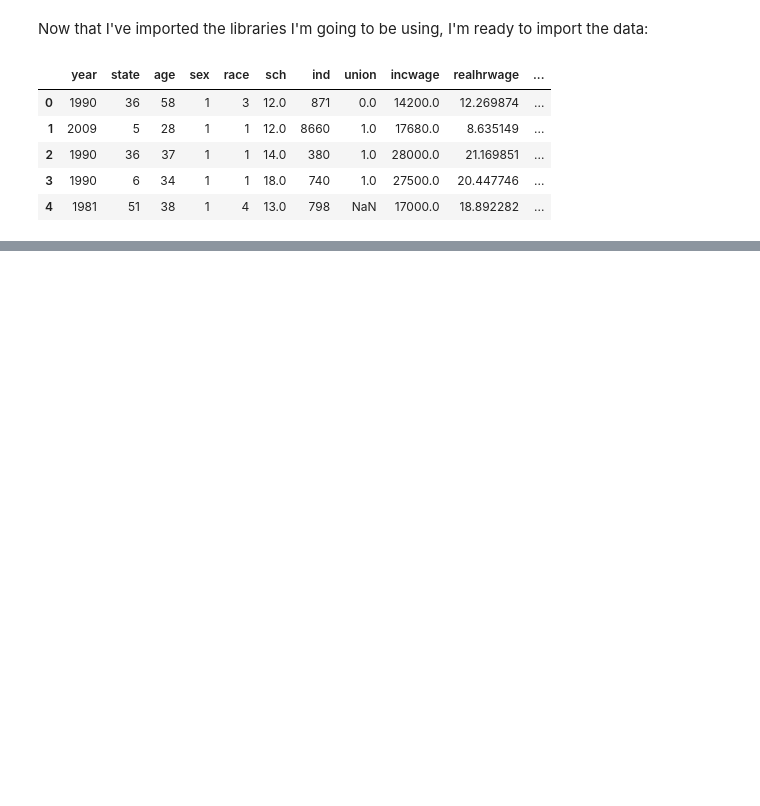
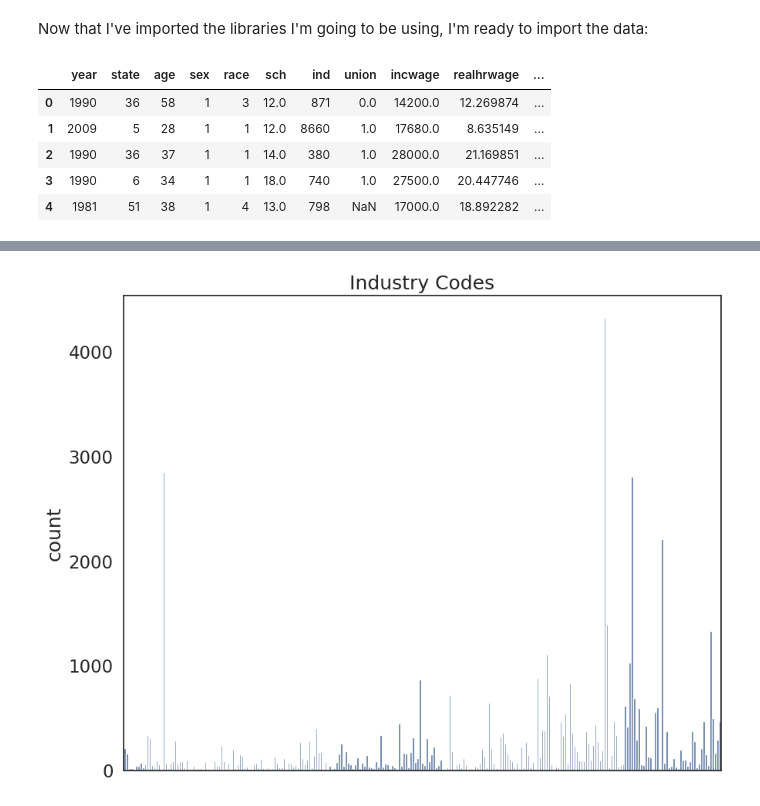
Before and after one commit to niallmirza/QM2, a Jupyter notebook: W5_Distributions_and_Basic_Statistics.ipynb, the cells around one changed output, grey strips where cells are left out. Cells and saved outputs as stored; diff of their text form; code cells hidden in the pictures; blank space fills up the shorter version.

```diff
--- a/W5_Distributions_and_Basic_Statistics.ipynb
+++ b/W5_Distributions_and_Basic_Statistics.ipynb
@@ -641,0 +181,9 @@ Absolute Difference of means: 2
+# %%
+sns.countplot(data=reg_df, x='ind')
+
+plt.title('Industry Codes')
+plt.xlabel('')
+plt.xticks(ticks=[],labels=[])
+plt.show()
+# %% [output]
+[figure, added]
```
Also changed, not shown: parts of 110 cells of this notebook.
